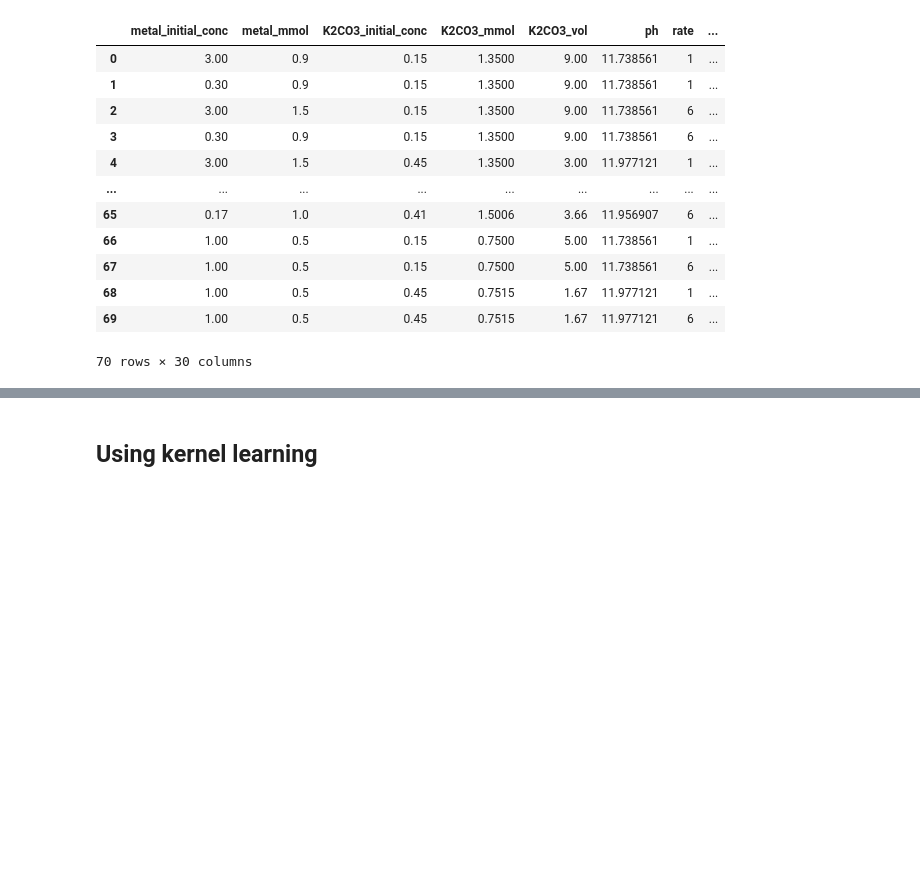
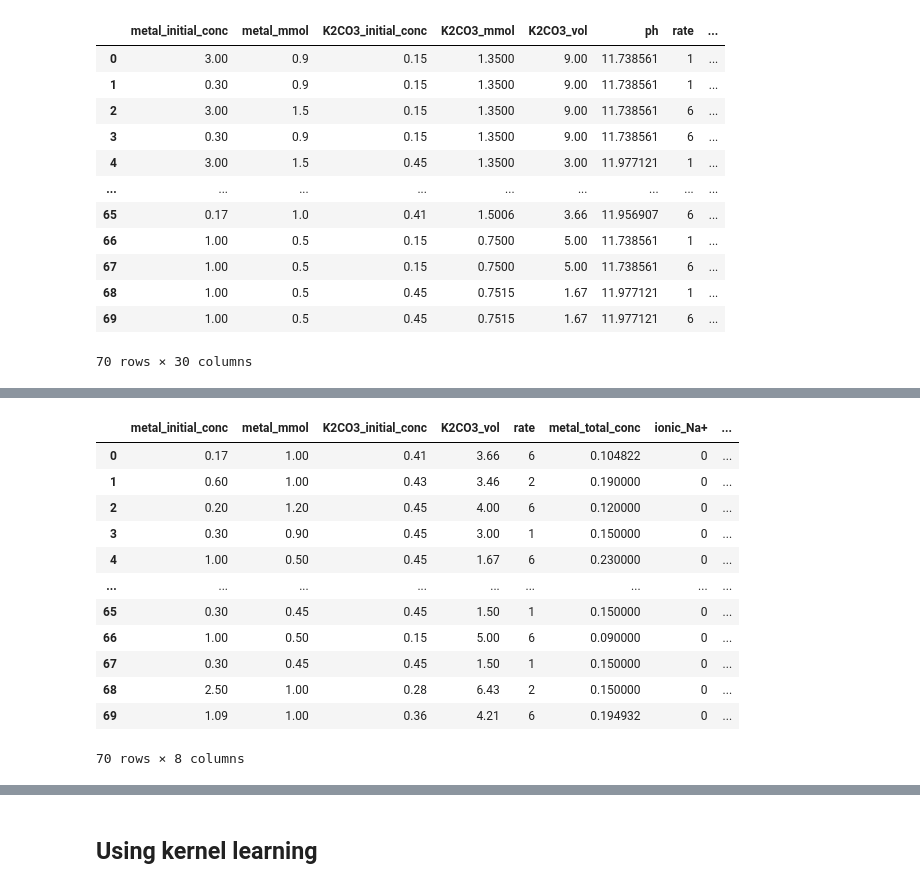
Before and after one commit to AccelerationConsortium/gremlin, a Jupyter notebook: model/kernel_xgboost.ipynb, the cells around one changed output, grey strips where cells are left out. Drawn from its saved outputs; the diff is of its cells as text; code cells hidden in the pictures; blank space fills up the shorter version.

```diff
--- a/model/kernel_xgboost.ipynb
+++ b/model/kernel_xgboost.ipynb
@@ -94,0 +105,35 @@ plt.show()
+# %%
+X = df.drop(columns=[y_label, 'FeCl3'])
+
+# Compute the correlation matrix
+corr_matrix = X.corr().abs()
+
+# Define threshold
+threshold = 0.75
+
+# Find columns to drop based on high correlation
+columns_to_drop = set()
+
+for i in range(len(corr_matrix.columns)):
+    for j in range(i):
+        if np.abs(corr_matrix.iloc[i, j]) > threshold:
+            colname = corr_matrix.columns[i]
+            columns_to_drop.add(colname)
+
+# Drop the columns
+X = X.drop(columns=columns_to_drop)
+X
+# %% [output]
+|  | metal_initial_conc | metal_mmol | K2CO3_initial_conc | K2CO3_vol | rate | metal_total_conc | ionic_Na+ | ... |
+| 0 | 0.17 | 1.00 | 0.41 | 3.66 | 6 | 0.104822 | 0 | ... |
+| 1 | 0.60 | 1.00 | 0.43 | 3.46 | 2 | 0.190000 | 0 | ... |
+| 2 | 0.20 | 1.20 | 0.45 | 4.00 | 6 | 0.120000 | 0 | ... |
+| 3 | 0.30 | 0.90 | 0.45 | 3.00 | 1 | 0.150000 | 0 | ... |
+| 4 | 1.00 | 0.50 | 0.45 | 1.67 | 6 | 0.230000 | 0 | ... |
+| ... | ... | ... | ... | ... | ... | ... | ... | ... |
+| 65 | 0.30 | 0.45 | 0.45 | 1.50 | 1 | 0.150000 | 0 | ... |
+| 66 | 1.00 | 0.50 | 0.15 | 5.00 | 6 | 0.090000 | 0 | ... |
+| 67 | 0.30 | 0.45 | 0.45 | 1.50 | 1 | 0.150000 | 0 | ... |
+| 68 | 2.50 | 1.00 | 0.28 | 6.43 | 2 | 0.150000 | 0 | ... |
+| 69 | 1.09 | 1.00 | 0.36 | 4.21 | 6 | 0.194932 | 0 | ... |
+70 rows × 8 columns
```
Also changed, not shown: parts of 10 cells of this notebook.
